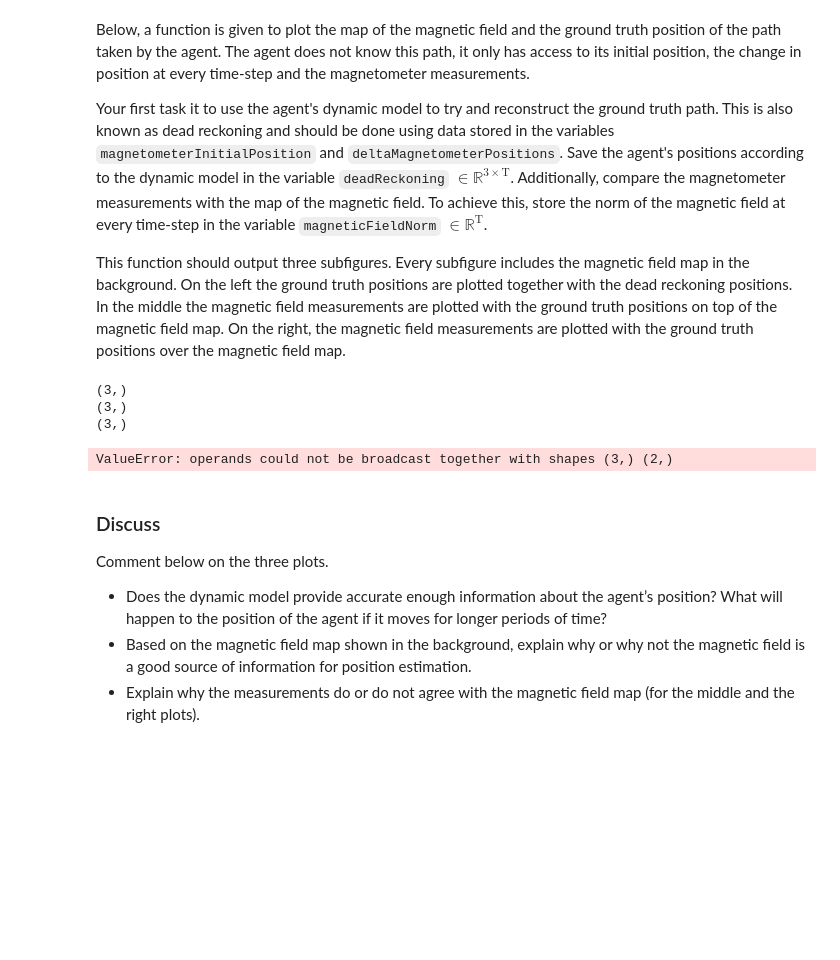
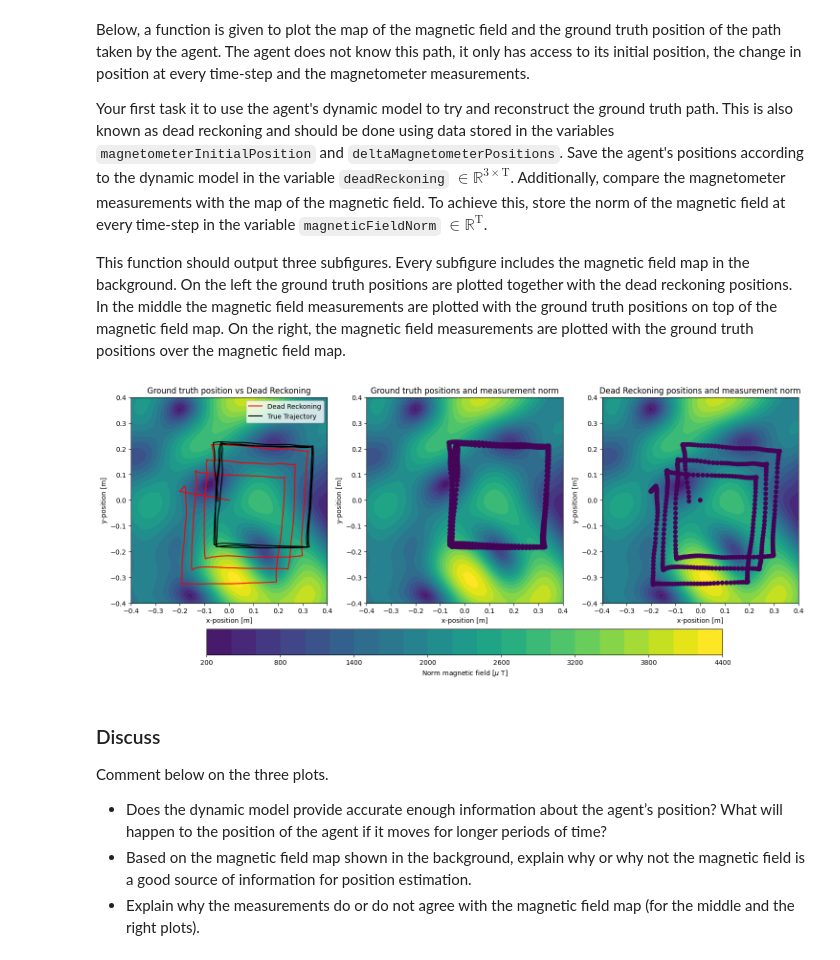
Before and after one commit to jackh1nes/PSF_Assignments, a Jupyter notebook: Assignment 1/assignment1.ipynb, the cells around one changed output. Saved outputs shown, nothing was run; the diff lists cells and outputs as text; code cells hidden in the pictures; blank space fills up the shorter version.

Commit message:
Made deadReckoning matrix & field norm

```diff
--- a/Assignment 1/assignment1.ipynb
+++ b/Assignment 1/assignment1.ipynb
@@ -103,22 +103,17 @@ This function should output three subfigures. Every subfigure includes the magne
 # %%
 _,T= np.shape(deltaMagnetometerPositions)
 deadReckoning = np.zeros((3,T))
 magneticFieldNorm = np.zeros((T,1))
-
-print(np.shape(deadReckoning[:,0]))
-print(np.shape(magnetometerInitialPosition[:,0]))
-print(np.shape(deltaMagnetometerPositions[:,0]))
-deadReckoning[:,0] = magnetometerInitialPosition[:,0] + deltaMagnetometerPositions[:,0]
+deadReckoning[:,[0]] = magnetometerInitialPosition + deltaMagnetometerPositions[:,[0]]
+magneticFieldNorm[0] = np.sqrt(np.sum(magnetometerMeasurements[:,0]**2))
 
 for i in range(1,T-1):
-    deadReckoning[:,i] = deadReckoning[:,i-1] + deltaMagnetometerPositions[1:3,i]
+    deadReckoning[:,i] = deadReckoning[:,i-1] + deltaMagnetometerPositions[:,i] # update deadReckoning position without noise
+    magneticFieldNorm[i] = np.sqrt(np.sum(magnetometerMeasurements[:,i]**2)) # Find 2-norm of magnetic field measurements - I don't think this is doing anything for the plots below
 
 helper.makeInitialPositionPlots(deadReckoning, magneticFieldNorm, modelParameters)
 # %% [output]
-(3,)
-(3,)
-(3,)
-ValueError: operands could not be broadcast together with shapes (3,) (2,)
+[figure, added]
 # %% [markdown]
 ### Discuss
 
```
